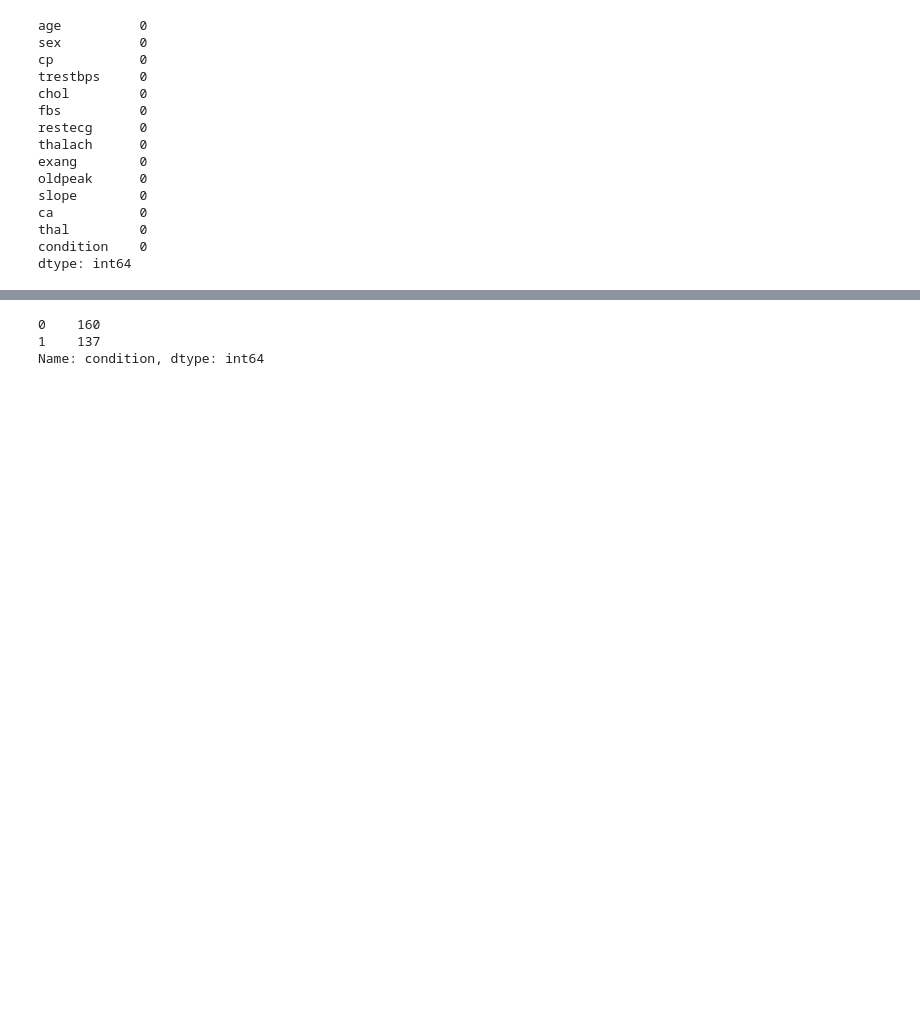
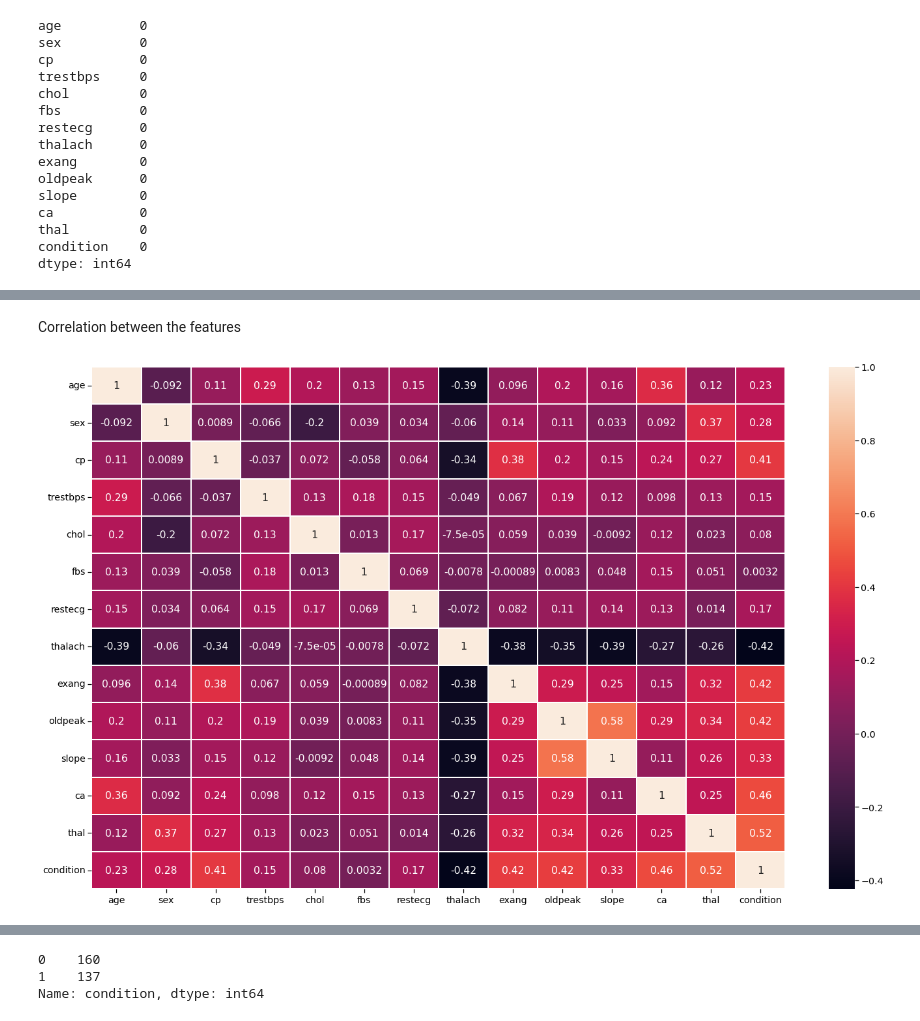
Before and after one commit to Shubhayang6/Heart-disease-predictor, a Jupyter notebook: index.ipynb, the cells around one changed output, grey strips where cells are left out. Saved outputs shown, nothing was run; the diff lists cells and outputs as text; code cells hidden in the pictures; blank space fills up the shorter version.

Commit message:
plotted graphs

```diff
--- a/index.ipynb
+++ b/index.ipynb
@@ -88,3 +90,12 @@ heart_dataFrame.describe()
 | 50% | 56.000000 | 1.000000 | 2.000000 | 130.000000 | 243.000000 | 0.000000 | 1.000000 | 153.000000 | 0.000000 | 0.800000 | 1.000000 | ... |
 | 75% | 61.000000 | 1.000000 | 3.000000 | 140.000000 | 276.000000 | 0.000000 | 2.000000 | 166.000000 | 1.000000 | 1.600000 | 1.000000 | ... |
 | max | 77.000000 | 1.000000 | 3.000000 | 200.000000 | 564.000000 | 1.000000 | 2.000000 | 202.000000 | 1.000000 | 6.200000 | 2.000000 | ... |
+# %% [markdown]
+Correlation between the features
+# %%
+plt.figure(figsize=(20,12))
+sns.set_context('notebook',font_scale = 1.3)
+sns.heatmap(heart_dataFrame.corr(),annot=True,linewidth =2)
+plt.tight_layout()
+# %% [output]
+[figure, added]
```
Also changed, not shown: parts of 6 cells of this notebook, 3 other files.
